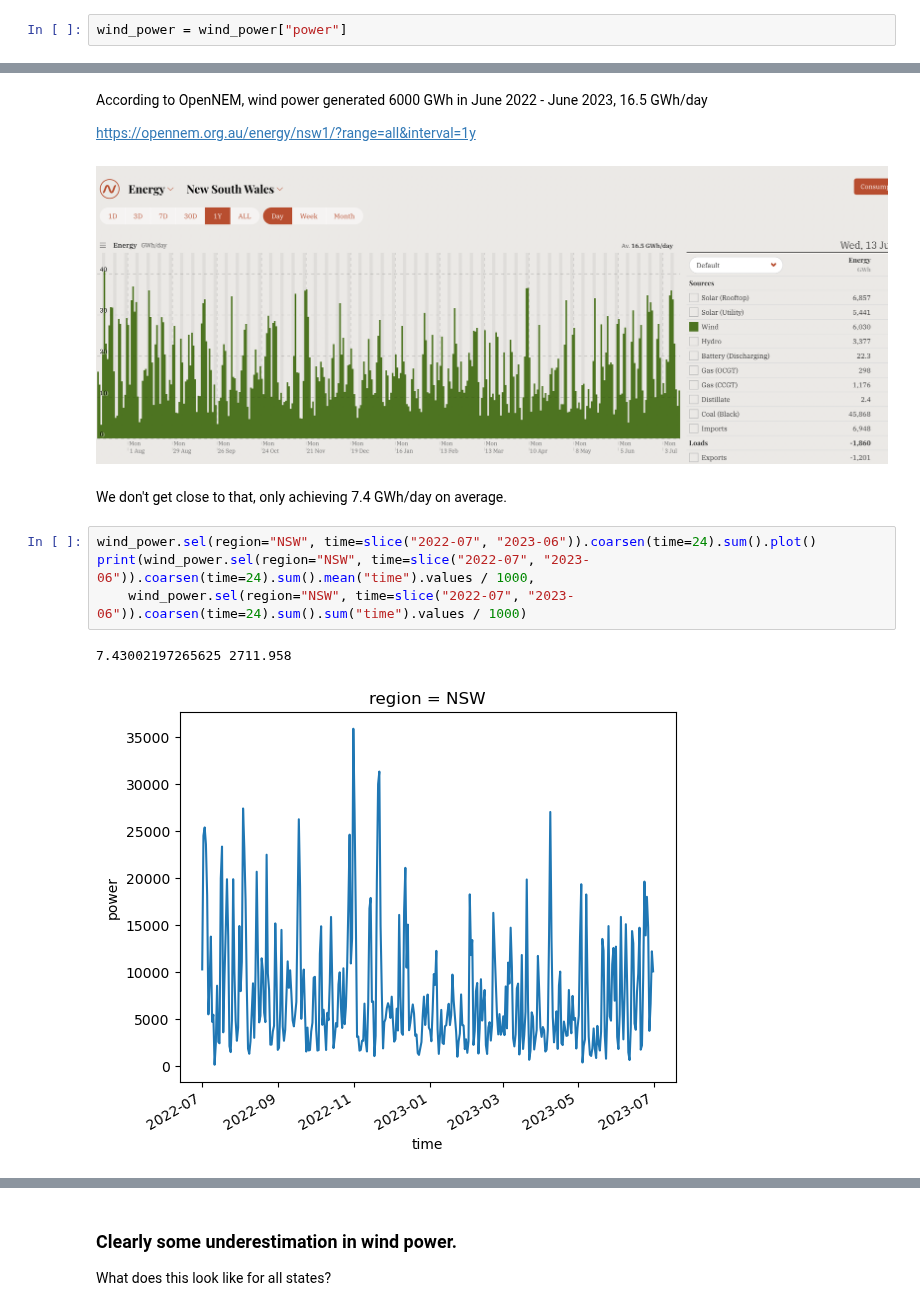
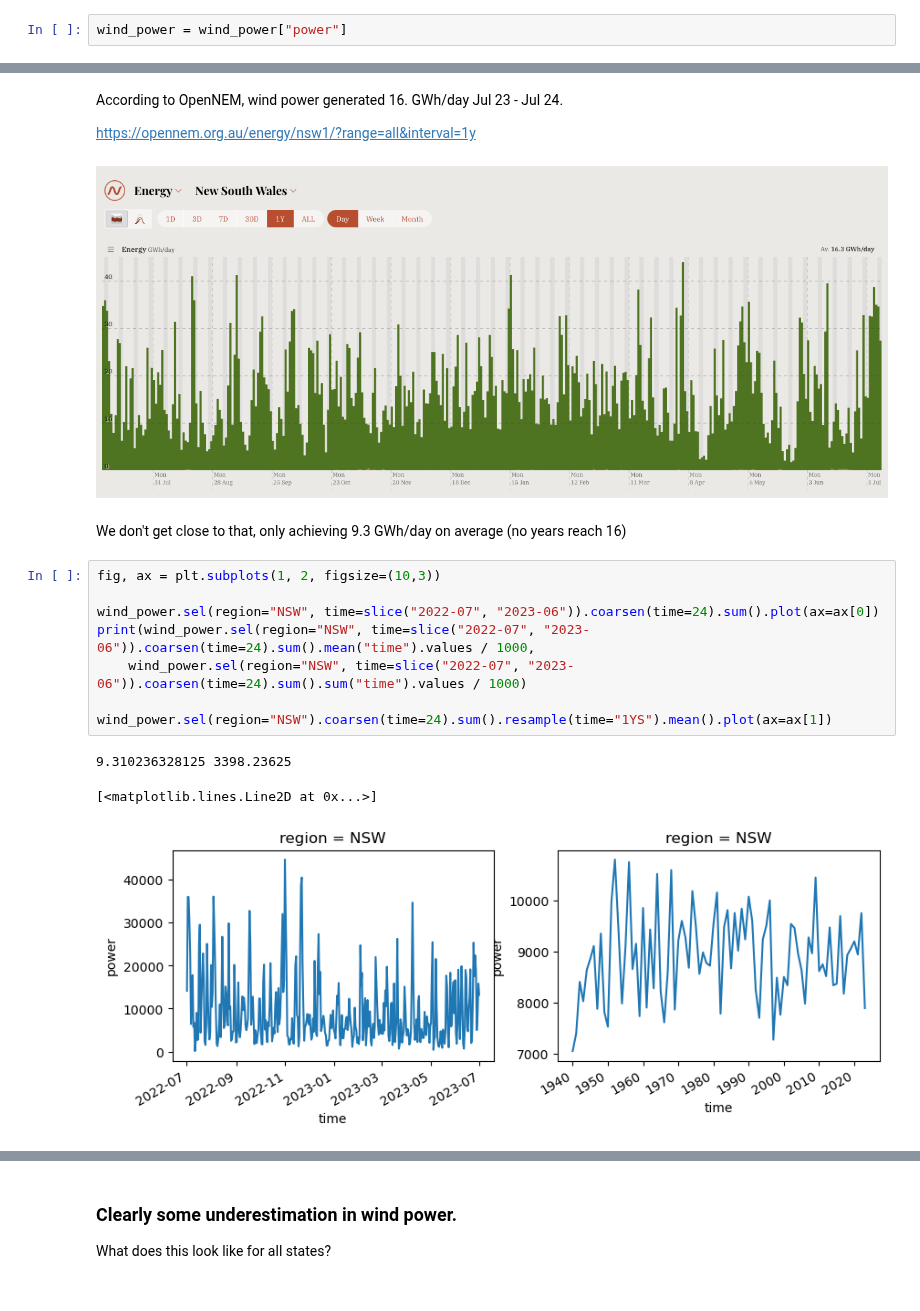
Before and after one commit to dougrichardson/power_models, a Jupyter notebook: 5_power_output.ipynb, the cells around one changed output, grey strips where cells are left out. Cells and saved outputs as stored; diff of their text form.

```diff
--- a/5_power_output.ipynb
+++ b/5_power_output.ipynb
@@ -428,15 +462,20 @@ facilities["NSW"].loc[facilities["NSW"]["Technology"] == "Wind"]["Generator Capa
 # %% [markdown]
-According to OpenNEM, wind power generated 6000 GWh in June 2022 - June 2023, 16.5 GWh/day
+According to OpenNEM, wind power generated 16. GWh/day Jul 23 - Jul 24.
 
 https://opennem.org.au/energy/nsw1/?range=all&interval=1y
 # %% [markdown]
-![image.png](attachment:23b052fe-d928-4994-a9e6-b876db50ad75.png)
+![image.png](attachment:c8cee318-c083-46da-bf42-05117f622597.png)
 # %% [markdown]
-We don't get close to that, only achieving 7.4 GWh/day on average.
+We don't get close to that, only achieving 9.3 GWh/day on average (no years reach 16)
 # %%
-wind_power.sel(region="NSW", time=slice("2022-07", "2023-06")).coarsen(time=24).sum().plot()
+fig, ax = plt.subplots(1, 2, figsize=(10,3))
+
+wind_power.sel(region="NSW", time=slice("2022-07", "2023-06")).coarsen(time=24).sum().plot(ax=ax[0])
 print(wind_power.sel(region="NSW", time=slice("2022-07", "2023-06")).coarsen(time=24).sum().mean("time").values / 1000,
     wind_power.sel(region="NSW", time=slice("2022-07", "2023-06")).coarsen(time=24).sum().sum("time").values / 1000)
+
+wind_power.sel(region="NSW").coarsen(time=24).sum().resample(time="1YS").mean().plot(ax=ax[1])
 # %% [output]
-7.43002197265625 2711.958
+9.310236328125 3398.23625
+[<matplotlib.lines.Line2D at 0x...>]
-[figure, old version]
+[figure, new version]
```
Also changed, not shown: parts of 31 cells of this notebook.
